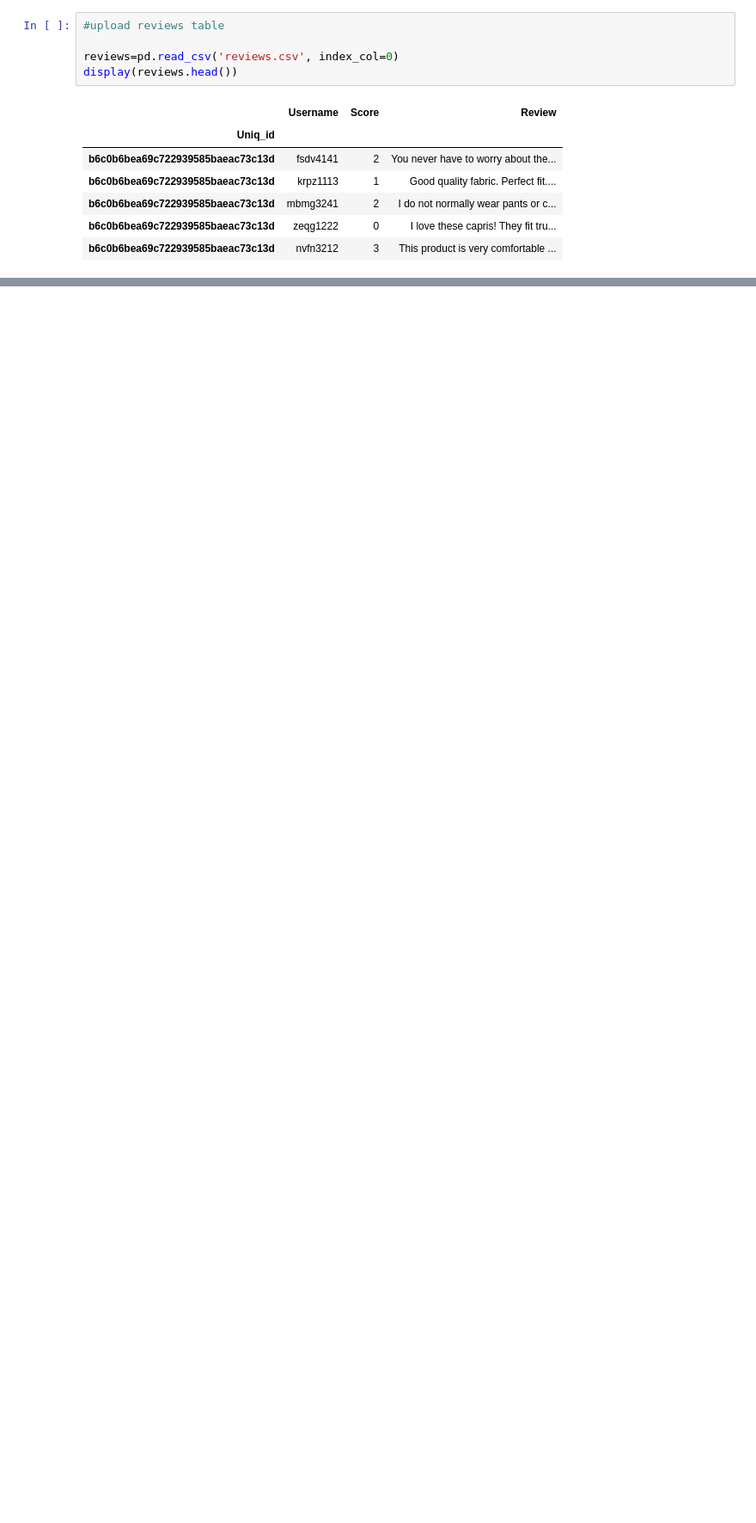
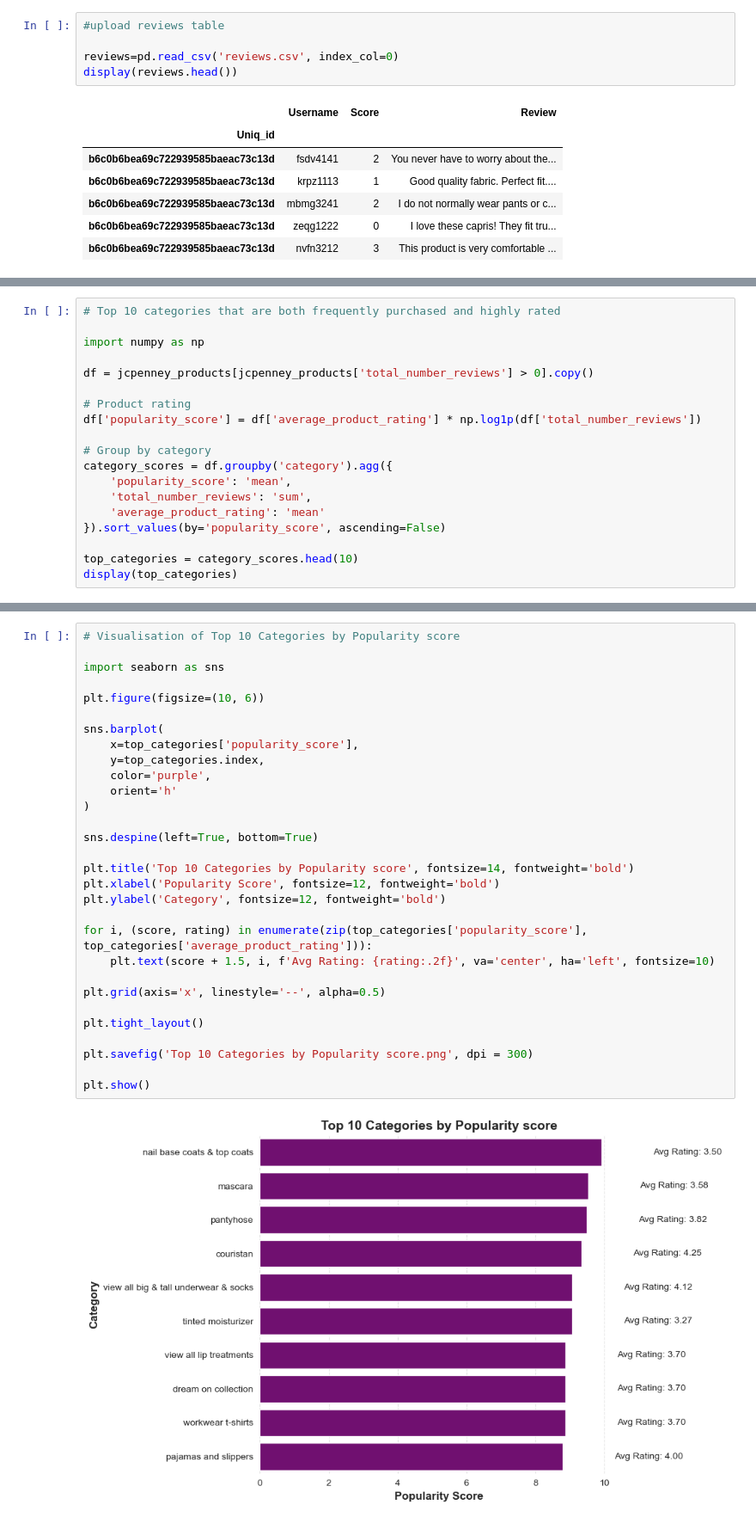
Before and after one commit to kristina-pal/3461226_BD2, a Jupyter notebook: 3461226_BD2.ipynb, the cells around one changed output, grey strips where cells are left out. Shown at 86% size. Drawn from its saved outputs; the diff is of its cells as text; blank space fills up the shorter version.

```diff
--- a/3461226_BD2.ipynb
+++ b/3461226_BD2.ipynb
@@ -186,0 +323,19 @@ display(jcpenney_reviewers.head())
+# %%
+# Top 10 categories that are both frequently purchased and highly rated
+
+import numpy as np
+
+df = jcpenney_products[jcpenney_products['total_number_reviews'] > 0].copy()
+
+# Product rating
+df['popularity_score'] = df['average_product_rating'] * np.log1p(df['total_number_reviews'])
+
+# Group by category
+category_scores = df.groupby('category').agg({
+    'popularity_score': 'mean',
+    'total_number_reviews': 'sum',
+    'average_product_rating': 'mean'
+}).sort_values(by='popularity_score', ascending=False)
+
+top_categories = category_scores.head(10)
+display(top_categories)
@@ -186,0 +355,32 @@ display(jcpenney_reviewers.head())
+# %%
+# Visualisation of Top 10 Categories by Popularity score
+
+import seaborn as sns
+
+plt.figure(figsize=(10, 6))
+
+sns.barplot(
+    x=top_categories['popularity_score'],
+    y=top_categories.index,
+    color='purple',
+    orient='h'
+)
+
+sns.despine(left=True, bottom=True)
+
+plt.title('Top 10 Categories by Popularity score', fontsize=14, fontweight='bold')
+plt.xlabel('Popularity Score', fontsize=12, fontweight='bold')
+plt.ylabel('Category', fontsize=12, fontweight='bold')
+
+for i, (score, rating) in enumerate(zip(top_categories['popularity_score'], top_categories['average_product_rating'])):
+    plt.text(score + 1.5, i, f'Avg Rating: {rating:.2f}', va='center', ha='left', fontsize=10)
+
+plt.grid(axis='x', linestyle='--', alpha=0.5)
+
+plt.tight_layout()
+
+plt.savefig('Top 10 Categories by Popularity score.png', dpi = 300)
+
+plt.show()
+# %% [output]
+[figure, added]
```
Also changed, not shown: parts of 16 cells of this notebook, 1 other file.
